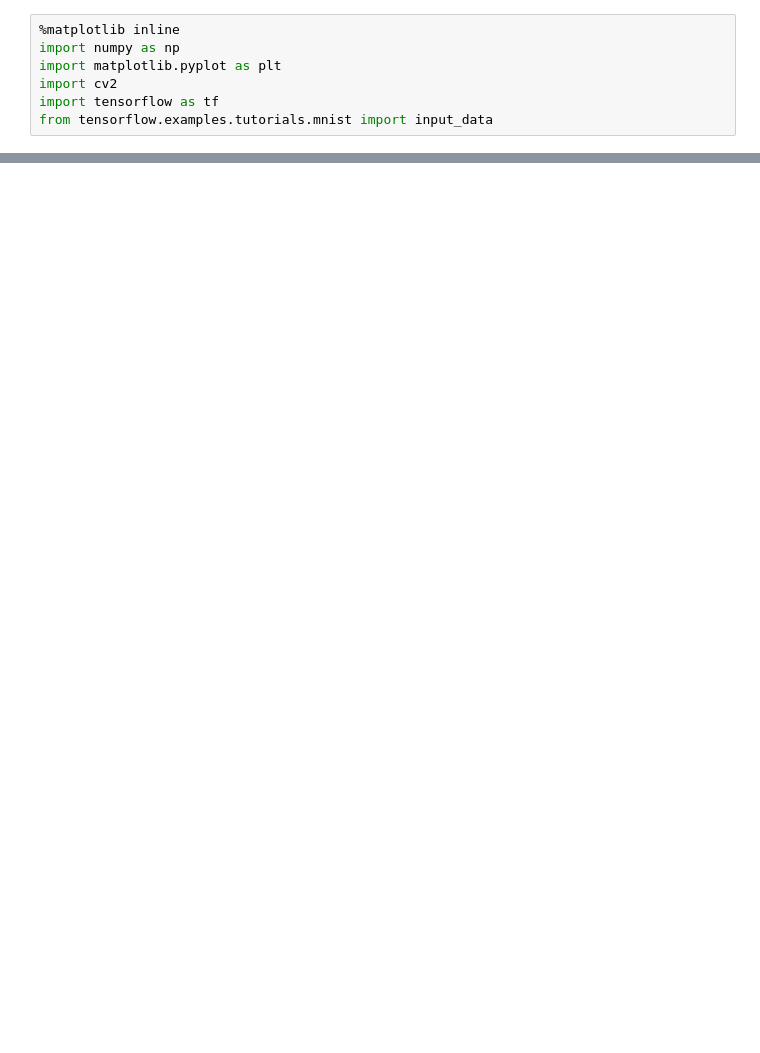
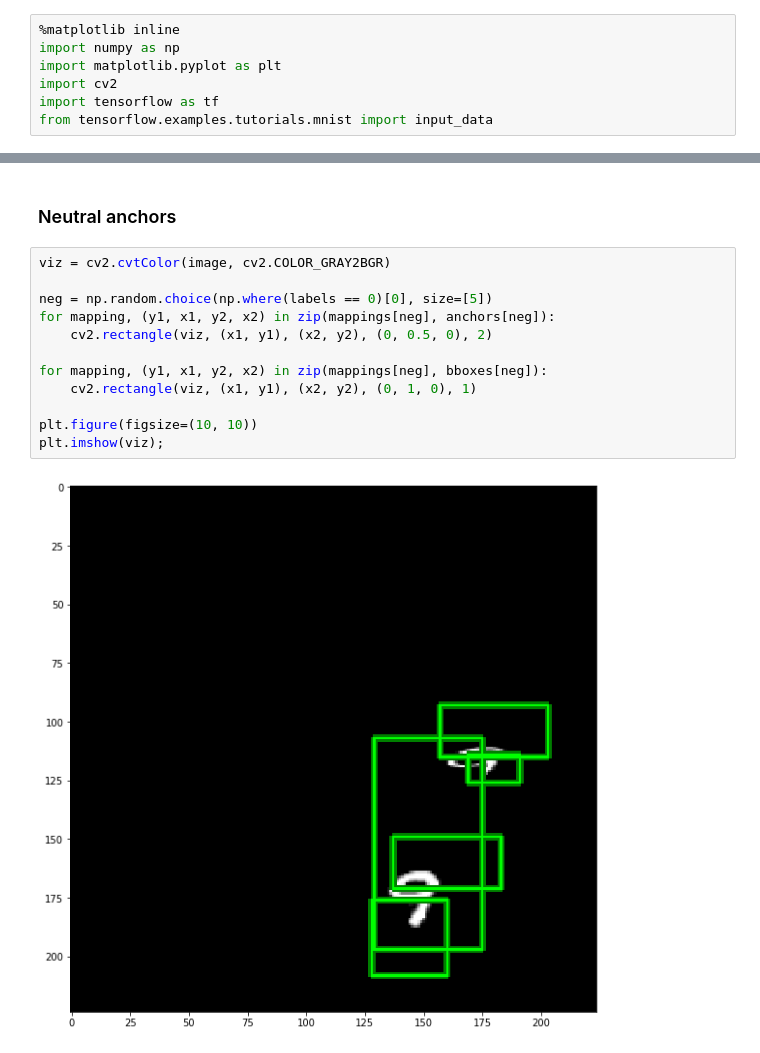
Before and after one commit to gabrielwong159/tf, a Jupyter notebook: rpn/test_model_definition.ipynb, the cells around one changed output, grey strips where cells are left out. Cells and saved outputs as stored; diff of their text form; blank space fills up the shorter version.

```diff
--- a/rpn/test_model_definition.ipynb
+++ b/rpn/test_model_definition.ipynb
@@ -83,0 +103,16 @@ np.unique(labels, return_counts=True)
+# %% [markdown]
+### Neutral anchors
+# %%
+viz = cv2.cvtColor(image, cv2.COLOR_GRAY2BGR)
+
+neg = np.random.choice(np.where(labels == 0)[0], size=[5])
+for mapping, (y1, x1, y2, x2) in zip(mappings[neg], anchors[neg]):
+    cv2.rectangle(viz, (x1, y1), (x2, y2), (0, 0.5, 0), 2)
+
+for mapping, (y1, x1, y2, x2) in zip(mappings[neg], bboxes[neg]):
+    cv2.rectangle(viz, (x1, y1), (x2, y2), (0, 1, 0), 1)
+
+plt.figure(figsize=(10, 10))
+plt.imshow(viz);
+# %% [output]
+[figure, added]
```
Also changed, not shown: parts of 14 cells of this notebook, 7 other files.
